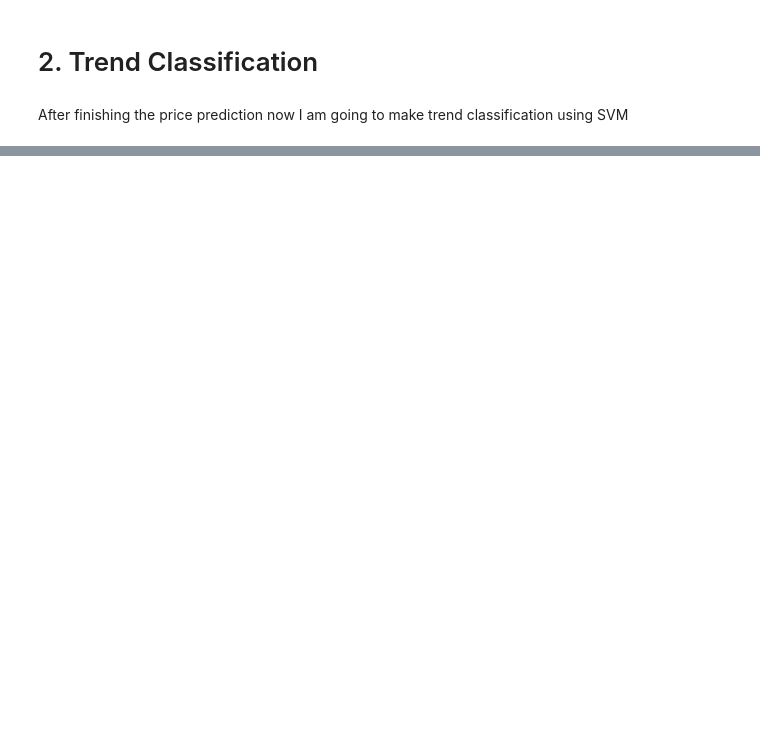
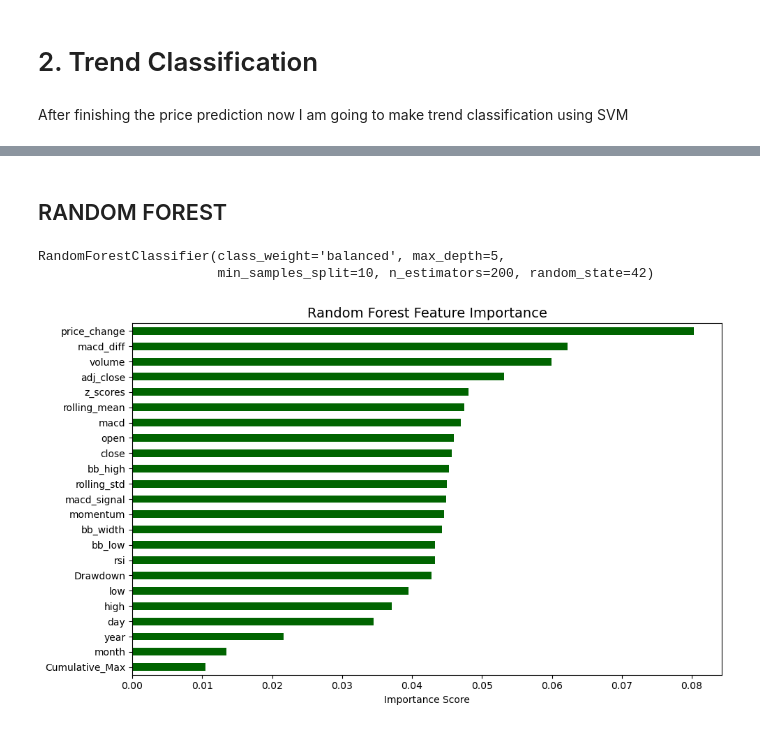
Before and after one commit to JuliusViktor/Analysis_of_Coca_Cola_Stock_Market, a Jupyter notebook: Script/Analysis_Of_Coca_Cola_Stock_Market.ipynb, the cells around one changed output, grey strips where cells are left out. Cells and saved outputs as stored; diff of their text form; code cells hidden in the pictures; blank space fills up the shorter version.

Commit message:
trying multiple classification technique

```diff
--- a/Script/Analysis_Of_Coca_Cola_Stock_Market.ipynb
+++ b/Script/Analysis_Of_Coca_Cola_Stock_Market.ipynb
@@ -760,5 +716,0 @@ X_train, X_test, y_train, y_test = train_test_split(X, y, test_size=0.2, shuffle
-# %%
-#training the SVM classifier
-
-svm_model = SVC(kernel='rbf')
-svm_model.fit(X_train,y_train)
@@ -828,0 +717,33 @@ cola_stock_no_na.to_csv("/Users/julius/Personal/Personal_Project/Coca_cola_Proje
+# %% [markdown]
+## RANDOM FOREST
+# %%
+X = cola_stock_classification.drop(columns=['target','date','returns'])
+y = cola_stock_classification['target']
+# %%
+tscv = TimeSeriesSplit(n_splits=5)
+for train_index, test_index in tscv.split(X):
+    X_train, X_test = X.iloc[train_index],X.iloc[test_index]
+    y_train,y_test = y.iloc[train_index],y.iloc[test_index]
+# %%
+rf_model = RandomForestClassifier(
+    n_estimators=200,
+    max_depth=5,
+    min_samples_split=10,
+    random_state=42,
+    class_weight='balanced'
+)
+
+rf_model.fit(X_train,y_train)
+# %% [output]
+RandomForestClassifier(class_weight='balanced', max_depth=5,
+                       min_samples_split=10, n_estimators=200, random_state=42)
+# %%
+plt.figure(figsize=(10, 6))
+importances = pd.Series(rf_model.feature_importances_, index=X.columns)
+importances.sort_values().plot(kind='barh', color='darkgreen')
+plt.title('Random Forest Feature Importance', fontsize=14)
+plt.xlabel('Importance Score')
+plt.tight_layout()
+plt.show()
+# %% [output]
+[figure, added]
```
Also changed, not shown: parts of 46 cells of this notebook.
